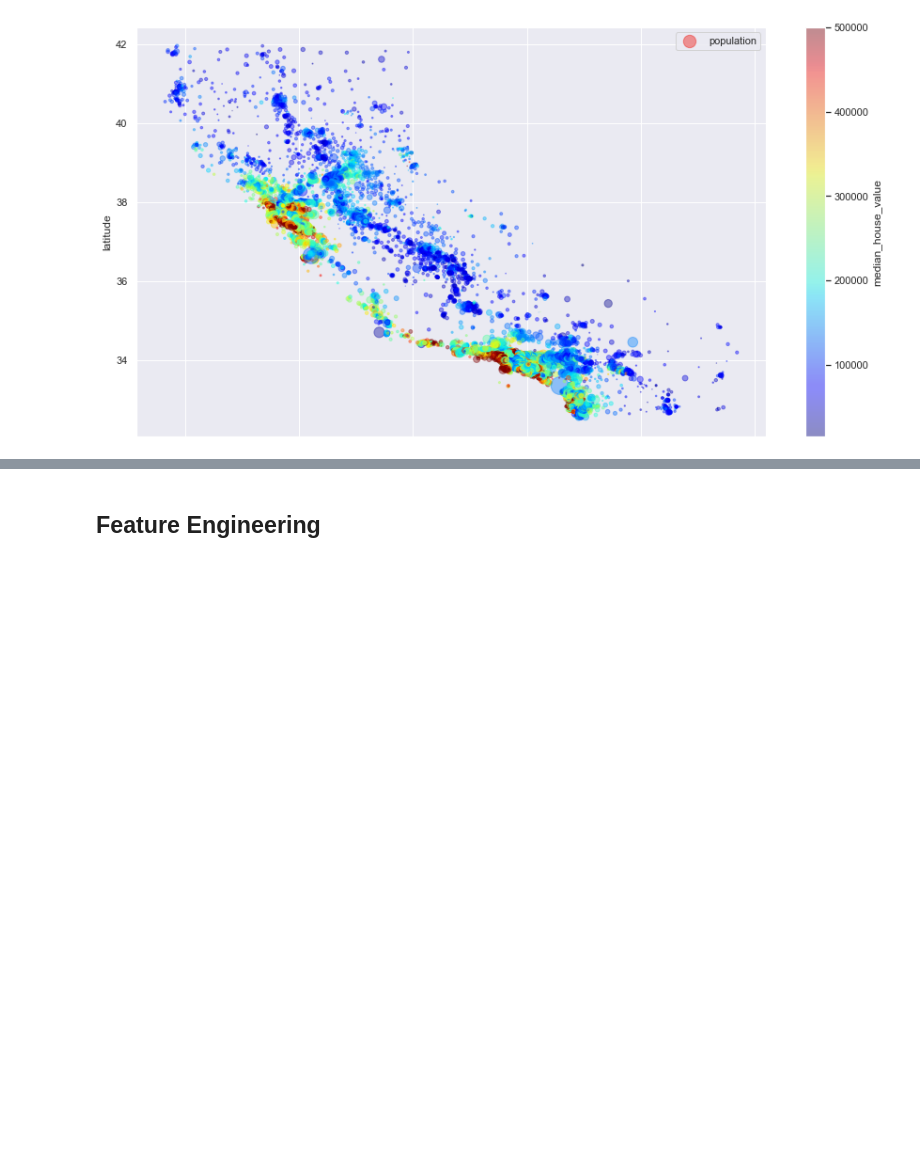
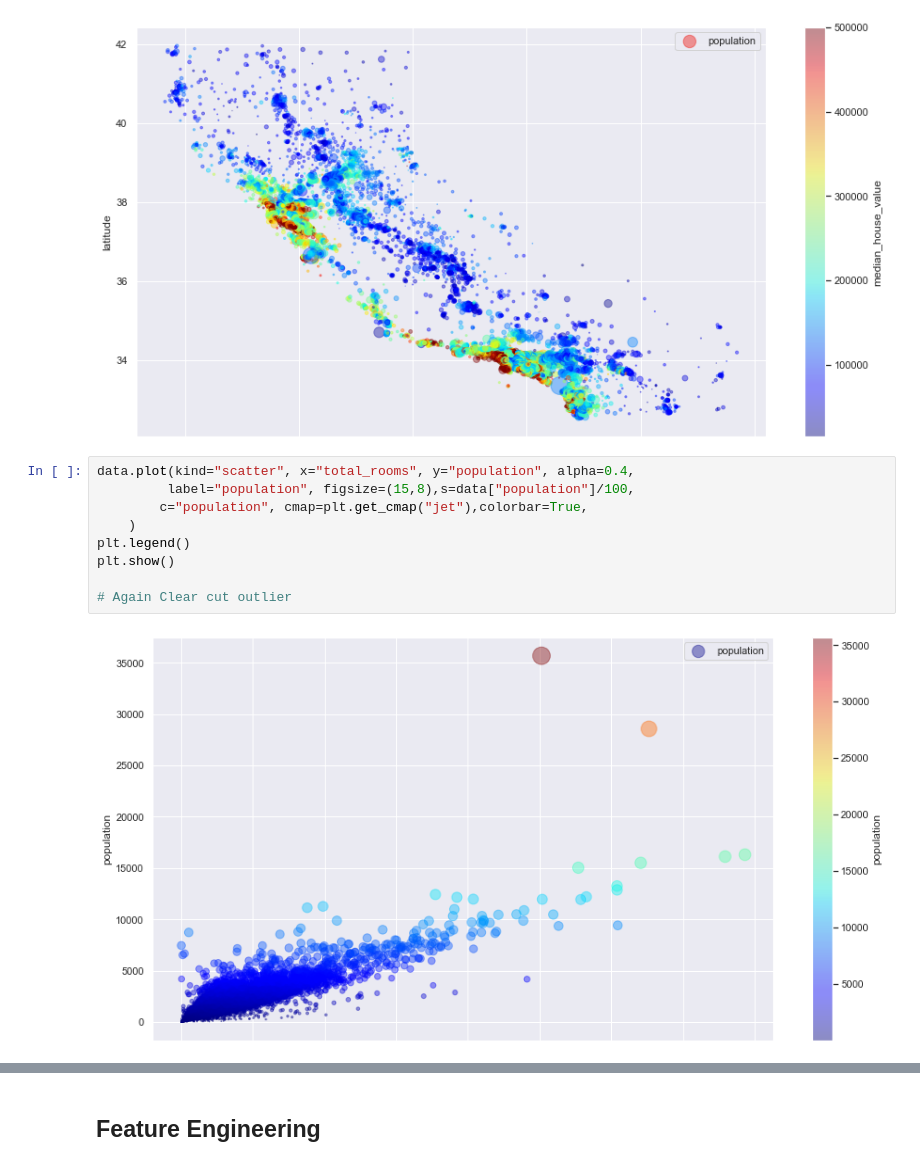
Before and after one commit to Aman123lug/Hacktoberfest2022, a Jupyter notebook: California Housing.ipynb, the cells around one changed output, grey strips where cells are left out. Drawn from its saved outputs; the diff is of its cells as text; blank space fills up the shorter version.

```diff
--- a/California Housing.ipynb
+++ b/California Housing.ipynb
@@ -148,3 +161,14 @@ plt.legend()
 plt.show()
 # %% [output]
 [figure]
+# %%
+data.plot(kind="scatter", x="total_rooms", y="population", alpha=0.4,
+         label="population", figsize=(15,8),s=data["population"]/100,
+        c="population", cmap=plt.get_cmap("jet"),colorbar=True,
+    )
+plt.legend()
+plt.show()
+
+# Again Clear cut outlier
+# %% [output]
+[figure, added]
```
Also changed, not shown: parts of 50 cells of this notebook.
